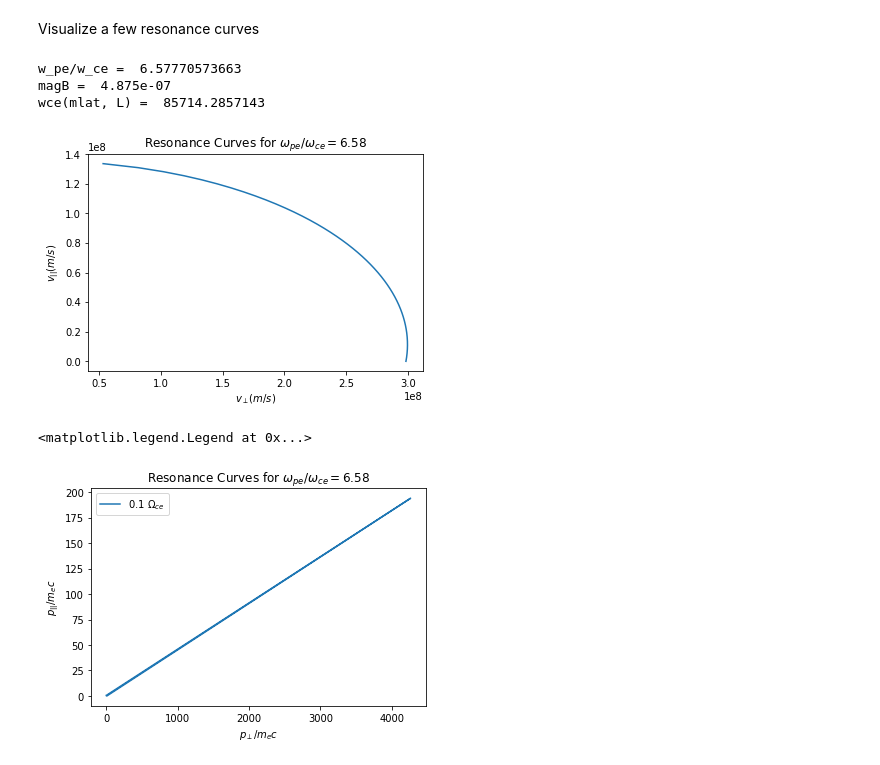
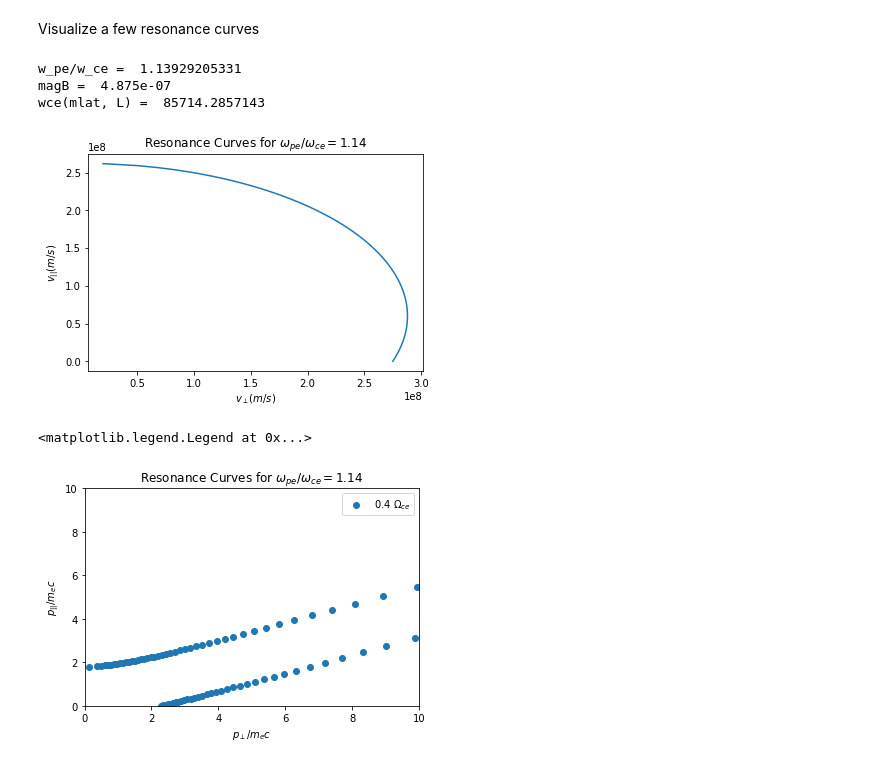
Before and after one commit to mshumko/mageis-microburst, a Jupyter notebook: notebooks/resonance_curves.ipynb, the cells around one changed output. Drawn from its saved outputs; the diff is of its cells as text; code cells hidden in the pictures.

Commit message:
Tested the velocity->momentum transformation. It works. The issue is in the resonance curve equation...

```diff
--- a/notebooks/resonance_curves.ipynb
+++ b/notebooks/resonance_curves.ipynb
@@ -61,31 +61,31 @@ Visualize a few resonance curves
 vParallel = c*np.linspace(0, 0.9, num = 100)
 mlat = 0
 L = 4
-n0 = 100E6 # Density at the time
+n0 = 3E6 # Density at the time
 print('w_pe/w_ce = ', wpe(n0, mlat)/wce(mlat, L))
 print('magB = ', magB(mlat, L))
 print('wce(mlat, L) = ', wce(mlat, L))
 
-vPerp = resCurveVperp(vParallel, 0.1*wce(mlat, L), n0, mlat, L)
+vPerp = resCurveVperp(vParallel, 0.4*wce(mlat, L), n0, mlat, L)
 plt.plot(vPerp, vParallel)
 plt.xlabel(r'$v_{\perp} (m/s)$')
 plt.ylabel(r'$v_{||} (m/s)$')
 plt.title(r'Resonance Curves for $\omega_{pe} / \omega_{ce} = $' + str(round(wpe(n0, mlat)/wce(mlat, L), 2)))
 plt.legend()
 # %% [output]
-w_pe/w_ce =  6.57770573663
+w_pe/w_ce =  1.13929205331
 magB =  4.875e-07
 wce(mlat, L) =  85714.2857143
-[figure, old version]
+[figure, new version]
 # %%
 pPerp, pParallel = p(vPerp, vParallel)
-plt.plot(pPerp, pParallel, label = r'$0.1 \ \Omega_{ce}$')
-#plt.ylim((0, 4))
-#plt.xlim((0, 4))
+plt.scatter(pPerp, pParallel, label = r'$0.4 \ \Omega_{ce}$')
+plt.ylim((0, 10))
+plt.xlim((0, 10))
 plt.xlabel(r'$p_{\perp}/m_e c$')
 plt.ylabel(r'$p_{||}/m_e c$')
 plt.title(r'Resonance Curves for $\omega_{pe} / \omega_{ce} = $' + str(round(wpe(n0, mlat)/wce(mlat, L), 2)))
 plt.legend()
 # %% [output]
 <matplotlib.legend.Legend at 0x...>
-[figure, old version]
+[figure, new version]
```
Also changed, not shown: parts of 2 cells of this notebook, 2 other files.
